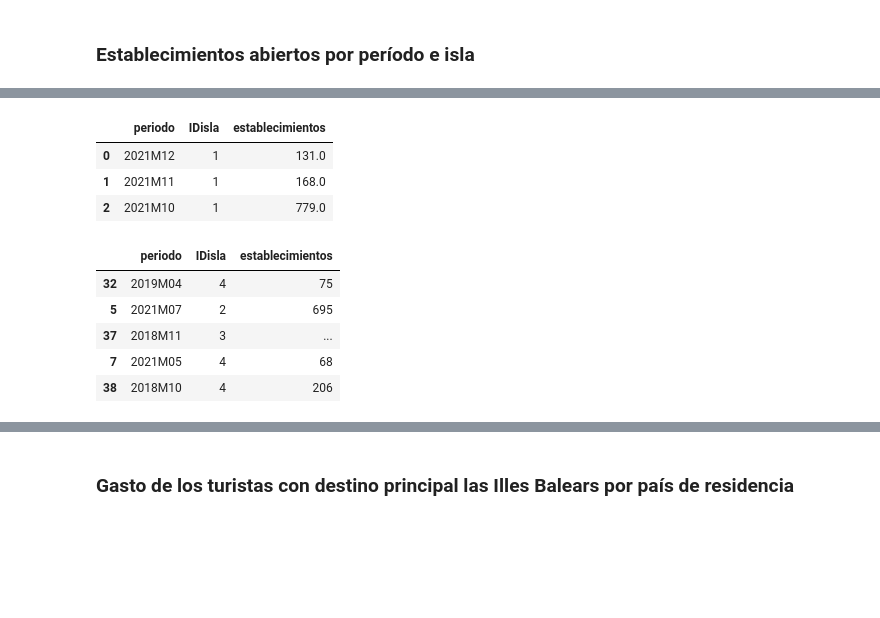
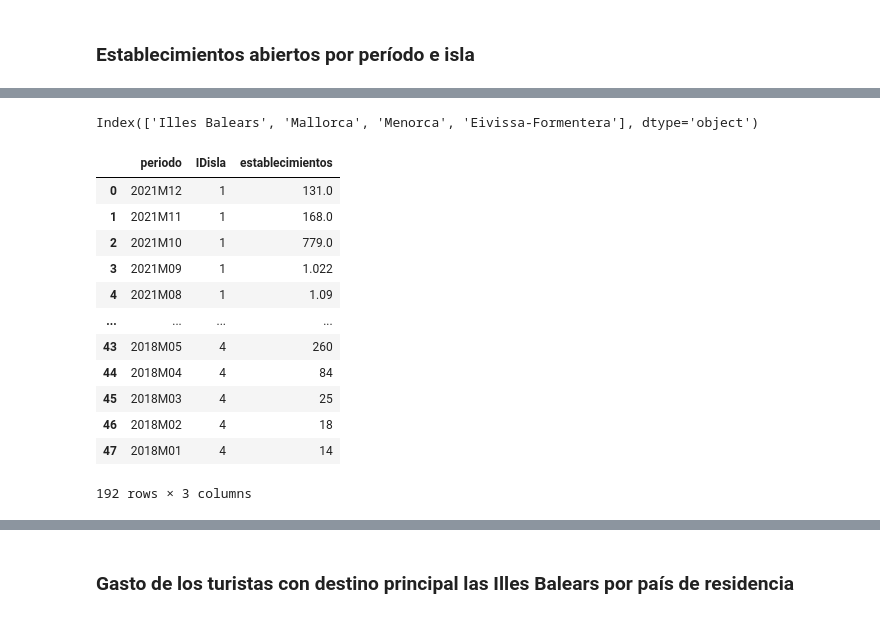
Before and after one commit to JuanaMG/ETL_Project, a Jupyter notebook: limpieza_datos.ipynb, the cells around one changed output, grey strips where cells are left out. Cells and saved outputs as stored; diff of their text form; code cells hidden in the pictures; blank space fills up the shorter version.

```diff
--- a/limpieza_datos.ipynb
+++ b/limpieza_datos.ipynb
@@ -34,7 +40,24 @@ establecim_baleares = establecimiento_baleares.rename(columns={'Baleares':'estab
+# %%
+columnasestabl = establecimiento_2.columns[1:]
+columnasestabl
+# %% [output]
+Index(['Illes Balears', 'Mallorca', 'Menorca', 'Eivissa-Formentera'], dtype='object')
+# %%
+establecimientos_ok = reorganizer(columnasestabl, establecimiento_2, 'establecimientos')
+establecimientos_ok
+# %% [output]
+|  | periodo | IDisla | establecimientos |
+| 0 | 2021M12 | 1 | 131.0 |
+| 1 | 2021M11 | 1 | 168.0 |
+| 2 | 2021M10 | 1 | 779.0 |
+| 3 | 2021M09 | 1 | 1.022 |
+| 4 | 2021M08 | 1 | 1.09 |
+| ... | ... | ... | ... |
+| 43 | 2018M05 | 4 | 260 |
+| 44 | 2018M04 | 4 | 84 |
+| 45 | 2018M03 | 4 | 25 |
+| 46 | 2018M02 | 4 | 18 |
+| 47 | 2018M01 | 4 | 14 |
+192 rows × 3 columns
 # %%
-establecim_baleares[:3]
+# establecim_baleares[:3]
-# %% [output]
-|  | periodo | IDisla | establecimientos |
-| 0 | 2021M12 | 1 | 131.0 |
-| 1 | 2021M11 | 1 | 168.0 |
-| 2 | 2021M10 | 1 | 779.0 |
@@ -53,11 +63,0 @@ establecim_ibz = establecimiento_ibz.rename(columns={'Eivissa-Formentera':'estab
-# %%
-# Unimos todos los subdataframes
-establecim_concat = pd.concat([establecim_baleares, establecim_pmi, establecim_mah, establecim_ibz])
-establecim_concat.sample(5)
-# %% [output]
-|  | periodo | IDisla | establecimientos |
-| 32 | 2019M04 | 4 | 75 |
-| 5 | 2021M07 | 2 | 695 |
-| 37 | 2018M11 | 3 | ... |
-| 7 | 2021M05 | 4 | 68 |
-| 38 | 2018M10 | 4 | 206 |
```
Also changed, not shown: parts of 37 cells of this notebook, 2 other files.
